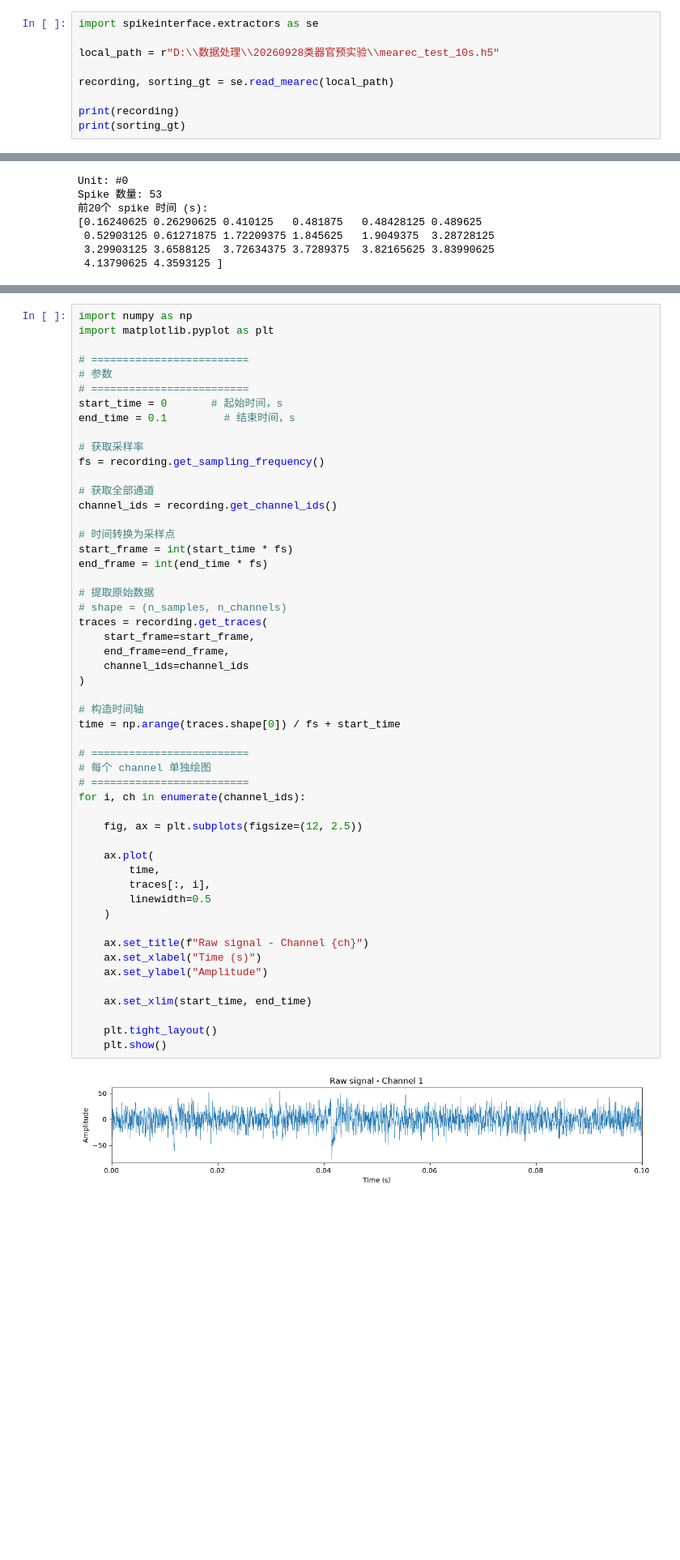
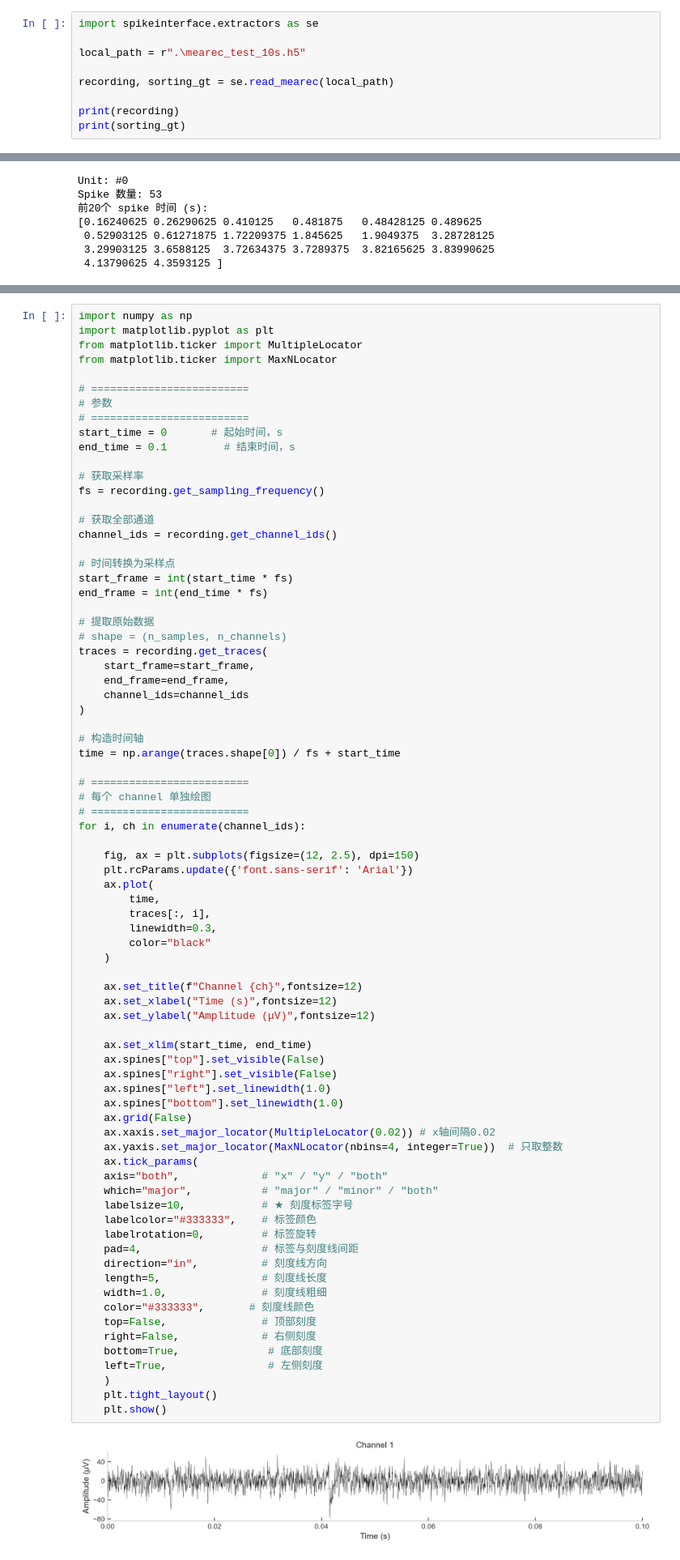
Before and after one commit to bin9604/pre_exp, a Jupyter notebook: publicdatashow.ipynb, the cells around one changed output, grey strips where cells are left out. Shown at 81% size. Saved outputs shown, nothing was run; the diff lists cells and outputs as text; blank space fills up the shorter version.

```diff
--- a/publicdatashow.ipynb
+++ b/publicdatashow.ipynb
@@ -14,7 +14,7 @@ DataLad: 1.6.4
 # %%
 import spikeinterface.extractors as se
 
-local_path = r"D:\\数据处理\\20260928类器官预实验\\mearec_test_10s.h5"
+local_path = r".\mearec_test_10s.h5"
 
 recording, sorting_gt = se.read_mearec(local_path)
 
@@ -111,6 +111,8 @@ Data shape: (32000, 32)
 # %%
 import numpy as np
 import matplotlib.pyplot as plt
+from matplotlib.ticker import MultipleLocator
+from matplotlib.ticker import MaxNLocator
 
 # =========================
 # 参数
@@ -127,38 +129,61 @@ channel_ids = recording.get_channel_ids()
 # 时间转换为采样点
 start_frame = int(start_time * fs)
 end_frame = int(end_time * fs)
 
 # 提取原始数据
 # shape = (n_samples, n_channels)
 traces = recording.get_traces(
     start_frame=start_frame,
     end_frame=end_frame,
     channel_ids=channel_ids
 )
 
 # 构造时间轴
 time = np.arange(traces.shape[0]) / fs + start_time
 
 # =========================
 # 每个 channel 单独绘图
 # =========================
 for i, ch in enumerate(channel_ids):
 
-    fig, ax = plt.subplots(figsize=(12, 2.5))
-
+    fig, ax = plt.subplots(figsize=(12, 2.5), dpi=150)
+    plt.rcParams.update({'font.sans-serif': 'Arial'})
     ax.plot(
         time,
         traces[:, i],
-        linewidth=0.5
+        linewidth=0.3,
+        color="black"
     )
 
-    ax.set_title(f"Raw signal - Channel {ch}")
-    ax.set_xlabel("Time (s)")
-    ax.set_ylabel("Amplitude")
+    ax.set_title(f"Channel {ch}",fontsize=12)
+    ax.set_xlabel("Time (s)",fontsize=12)
+    ax.set_ylabel("Amplitude (μV)",fontsize=12)
 
     ax.set_xlim(start_time, end_time)
-
+    ax.spines["top"].set_visible(False)
+    ax.spines["right"].set_visible(False)
+    ax.spines["left"].set_linewidth(1.0)
+    ax.spines["bottom"].set_linewidth(1.0)
+    ax.grid(False)
+    ax.xaxis.set_major_locator(MultipleLocator(0.02)) # x轴间隔0.02
+    ax.yaxis.set_major_locator(MaxNLocator(nbins=4, integer=True))  # 只取整数
+    ax.tick_params(
+    axis="both",             # "x" / "y" / "both"
+    which="major",           # "major" / "minor" / "both"
+    labelsize=10,            # ★ 刻度标签字号
+    labelcolor="#333333",    # 标签颜色
+    labelrotation=0,         # 标签旋转
+    pad=4,                   # 标签与刻度线间距
+    direction="in",          # 刻度线方向
+    length=5,                # 刻度线长度
+    width=1.0,               # 刻度线粗细
+    color="#333333",       # 刻度线颜色
+    top=False,               # 顶部刻度
+    right=False,             # 右侧刻度
+    bottom=True,              # 底部刻度
+    left=True,                # 左侧刻度
+    )
     plt.tight_layout()
     plt.show()
 # %% [output]
-[figure, old version]
+[figure, new version]
```
Also changed, not shown: parts of 3 cells of this notebook, 3 other files.
